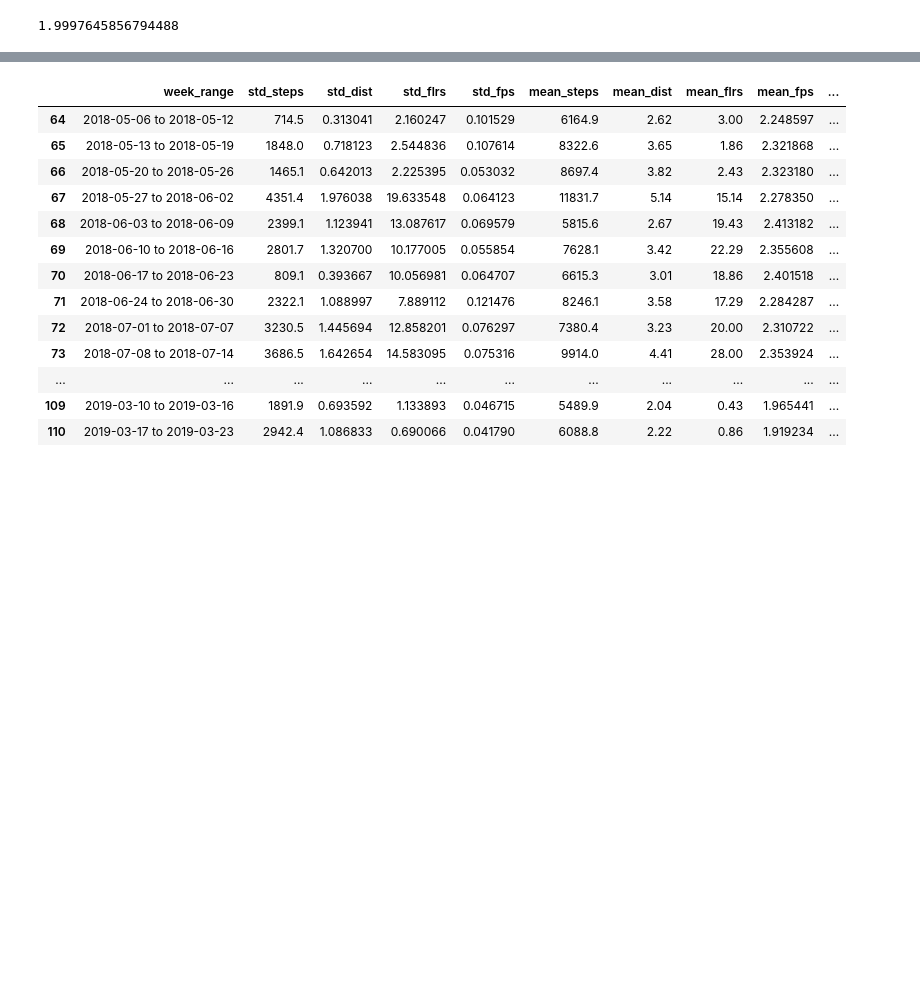
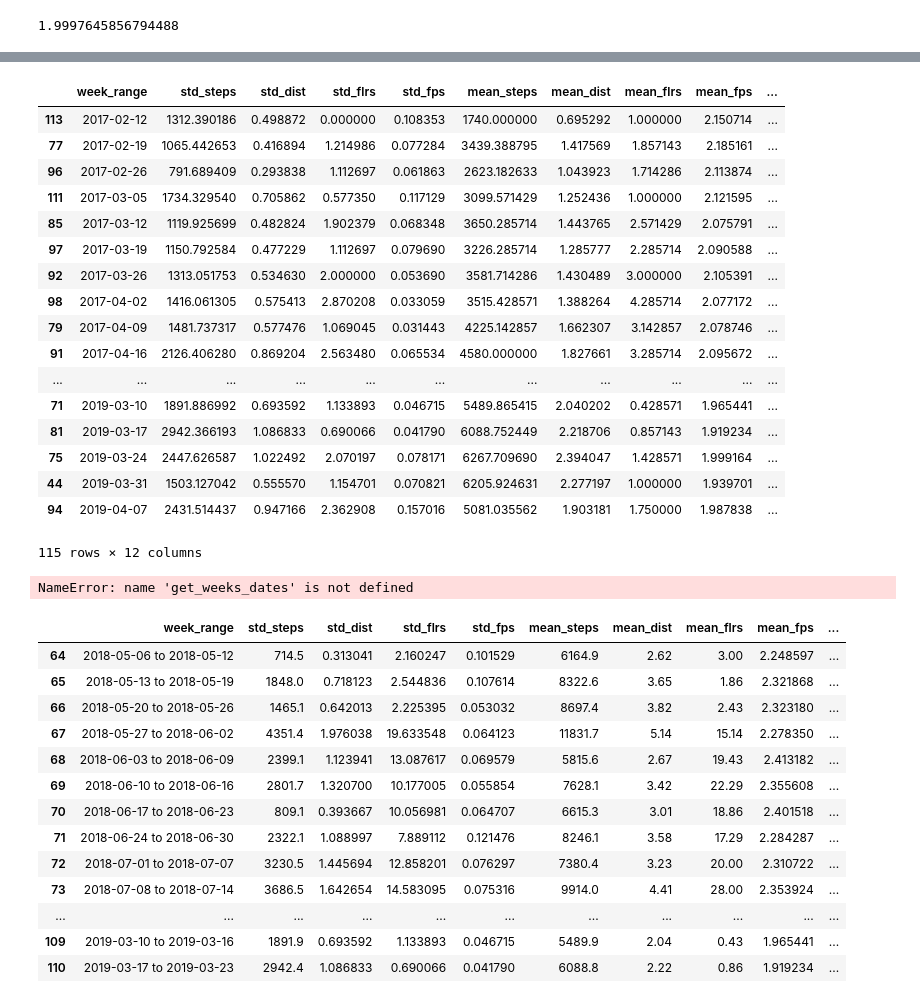
Before and after one commit to Data-is-life/Steps_Analysis, a Jupyter notebook: src/testing_dist_and_steps_funcs.ipynb, the cells around one changed output, grey strips where cells are left out. Cells and saved outputs as stored; diff of their text form; code cells hidden in the pictures; blank space fills up the shorter version.

Commit message:
fixing week numbers

```diff
--- a/src/testing_dist_and_steps_funcs.ipynb
+++ b/src/testing_dist_and_steps_funcs.ipynb
@@ -33,18 +33,3 @@ combined_df.num_steps.mean() / combined_df.num_steps.std()
 combined_df.tot_dist.mean() / combined_df.tot_dist.std()
 # %% [output]
 1.9997645856794488
-# %%
-import re
-from datetime import date, timedelta
-wk_yr = re.split(r'(\d{2})', '512018')
-wk = int(wk_yr[1])
-yr = int(wk_yr[3] + wk_yr[5])
-d = date(yr, 1, 1)
-
-if d.weekday() < 0:
-    d -= timedelta(d.weekday())
-else:
-    d += timedelta(6 - d.weekday())
-
-dlt = timedelta(days=(wk - 1) * 7)
-dts = f'{d + dlt} to {d + dlt + timedelta(days=6)}'
@@ -75,3 +226,32 @@ steps_df[28018:28078]
+# %%
+Ms = MainStats(combined_df, 'week', 'distance')
+# %%
+week_df = Ms.custom_stats()
+# %%
+week_df.sort_values('week_range')
+# %% [output]
+|  | week_range | std_steps | std_dist | std_flrs | std_fps | mean_steps | mean_dist | mean_flrs | mean_fps | ... |
+| 113 | 2017-02-12 | 1312.390186 | 0.498872 | 0.000000 | 0.108353 | 1740.000000 | 0.695292 | 1.000000 | 2.150714 | ... |
+| 77 | 2017-02-19 | 1065.442653 | 0.416894 | 1.214986 | 0.077284 | 3439.388795 | 1.417569 | 1.857143 | 2.185161 | ... |
+| 96 | 2017-02-26 | 791.689409 | 0.293838 | 1.112697 | 0.061863 | 2623.182633 | 1.043923 | 1.714286 | 2.113874 | ... |
+| 111 | 2017-03-05 | 1734.329540 | 0.705862 | 0.577350 | 0.117129 | 3099.571429 | 1.252436 | 1.000000 | 2.121595 | ... |
+| 85 | 2017-03-12 | 1119.925699 | 0.482824 | 1.902379 | 0.068348 | 3650.285714 | 1.443765 | 2.571429 | 2.075791 | ... |
+| 97 | 2017-03-19 | 1150.792584 | 0.477229 | 1.112697 | 0.079690 | 3226.285714 | 1.285777 | 2.285714 | 2.090588 | ... |
+| 92 | 2017-03-26 | 1313.051753 | 0.534630 | 2.000000 | 0.053690 | 3581.714286 | 1.430489 | 3.000000 | 2.105391 | ... |
+| 98 | 2017-04-02 | 1416.061305 | 0.575413 | 2.870208 | 0.033059 | 3515.428571 | 1.388264 | 4.285714 | 2.077172 | ... |
+| 79 | 2017-04-09 | 1481.737317 | 0.577476 | 1.069045 | 0.031443 | 4225.142857 | 1.662307 | 3.142857 | 2.078746 | ... |
+| 91 | 2017-04-16 | 2126.406280 | 0.869204 | 2.563480 | 0.065534 | 4580.000000 | 1.827661 | 3.285714 | 2.095672 | ... |
+| ... | ... | ... | ... | ... | ... | ... | ... | ... | ... | ... |
+| 71 | 2019-03-10 | 1891.886992 | 0.693592 | 1.133893 | 0.046715 | 5489.865415 | 2.040202 | 0.428571 | 1.965441 | ... |
+| 81 | 2019-03-17 | 2942.366193 | 1.086833 | 0.690066 | 0.041790 | 6088.752449 | 2.218706 | 0.857143 | 1.919234 | ... |
+| 75 | 2019-03-24 | 2447.626587 | 1.022492 | 2.070197 | 0.078171 | 6267.709690 | 2.394047 | 1.428571 | 1.999164 | ... |
+| 44 | 2019-03-31 | 1503.127042 | 0.555570 | 1.154701 | 0.070821 | 6205.924631 | 2.277197 | 1.000000 | 1.939701 | ... |
+| 94 | 2019-04-07 | 2431.514437 | 0.947166 | 2.362908 | 0.157016 | 5081.035562 | 1.903181 | 1.750000 | 1.987838 | ... |
+115 rows × 12 columns
+# %%
+week_df = get_stats_day_week_month(combined_df, 'week', 'steps')
+# %% [output]
+NameError: name 'get_weeks_dates' is not defined
 # %%
 week_df = get_stats_day_week_month(combined_df, 'week', 'steps')
 week_df.dropna(inplace=True)
```
Also changed, not shown: parts of 12 cells of this notebook, 1 other file.
